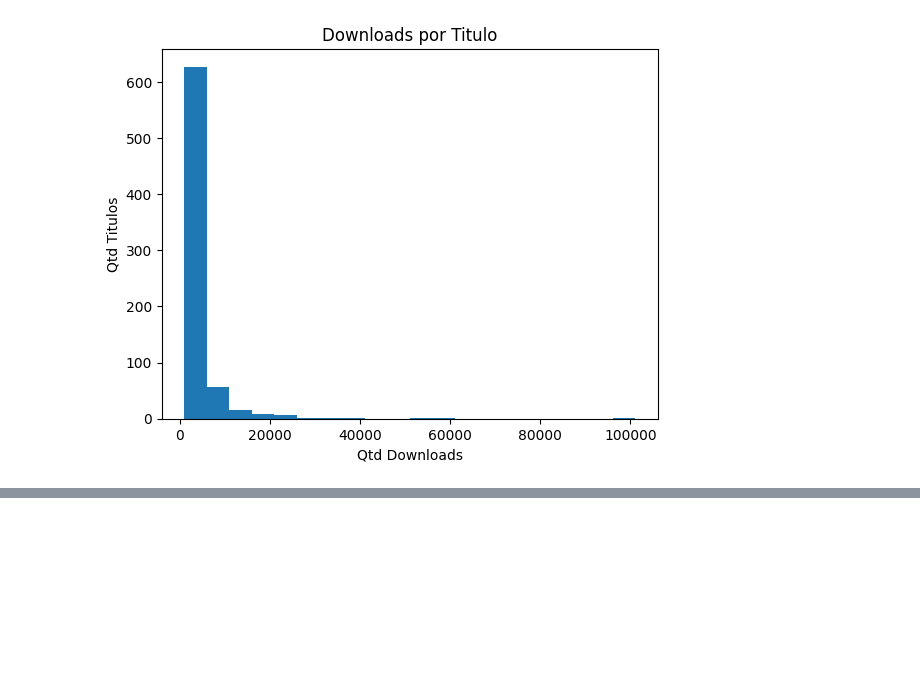
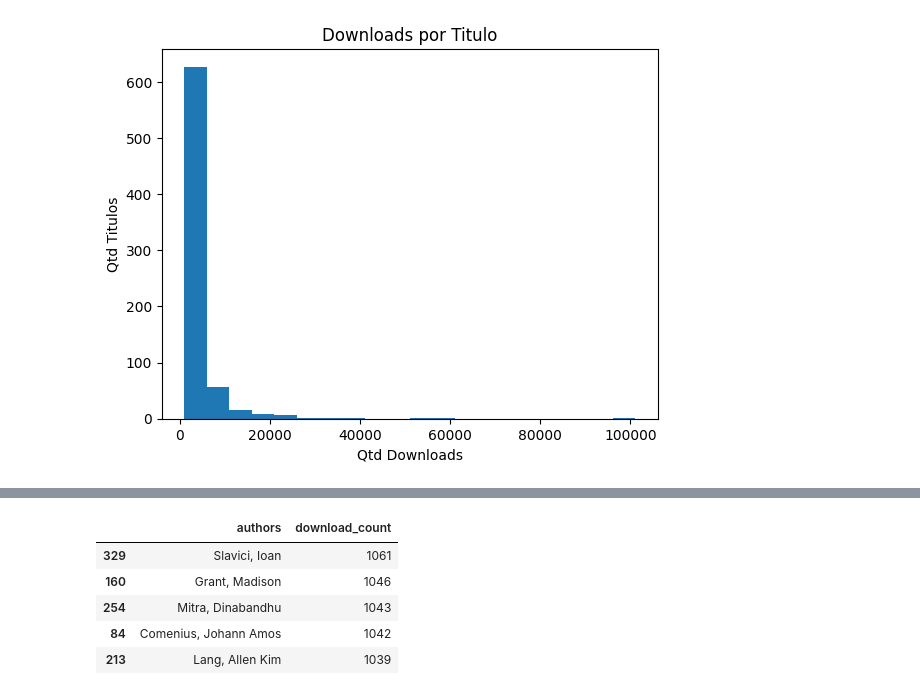
Before and after one commit to JohannPalheiros/gutendex-analytics, a Jupyter notebook: gutendex_analytics.ipynb, the cells around one changed output, grey strips where cells are left out. Cells and saved outputs as stored; diff of their text form; code cells hidden in the pictures; blank space fills up the shorter version.

```diff
--- a/gutendex_analytics.ipynb
+++ b/gutendex_analytics.ipynb
@@ -227,0 +241,11 @@ plt.gca().set(xlabel='Qtd Downloads', ylabel='Qtd Titulos')
+# %%
+#%% Curiosamente, nota-se que mais de 66 mil downloads são de livros que não possuem um autor definido
+#%% Verificando quais são os autores com mais downloads
+groupbyauthorsDF.sort_values('download_count', ascending=False).tail()
+# %% [output]
+|  | authors | download_count |
+| 329 | Slavici, Ioan | 1061 |
+| 160 | Grant, Madison | 1046 |
+| 254 | Mitra, Dinabandhu | 1043 |
+| 84 | Comenius, Johann Amos | 1042 |
+| 213 | Lang, Allen Kim | 1039 |
```
Also changed, not shown: parts of 5 cells of this notebook.
